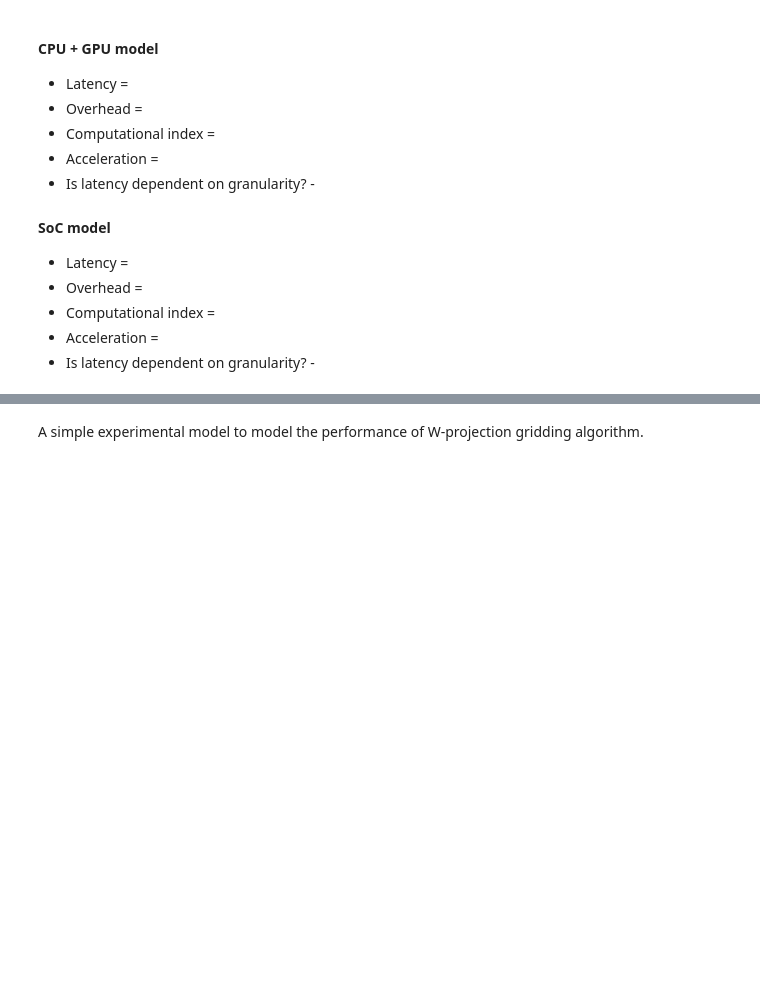
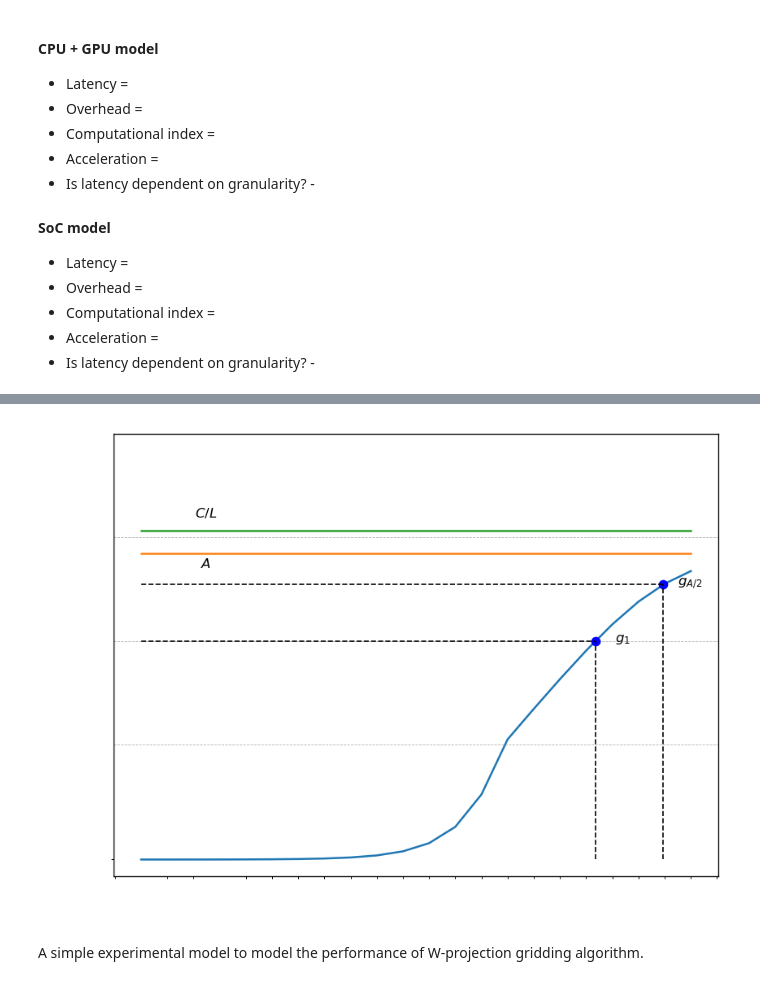
Before and after one commit to iamharshal/RISKA, a Jupyter notebook: logca/LogCA.ipynb, the cells around one changed output, grey strips where cells are left out. Drawn from its saved outputs; the diff is of its cells as text; code cells hidden in the pictures; blank space fills up the shorter version.

```diff
--- a/logca/LogCA.ipynb
+++ b/logca/LogCA.ipynb
@@ -162,19 +167,0 @@ Generate granularity vs speedup plots for different experiments.
-# %%
-# To view in jupyter dark mode
-dark_mode = True
-
-grans = np.logspace(4, 30, 27, endpoint=True, base=2)
-
-fig = plt.figure()
-ax = fig.add_subplot(111)
-
-ax.xaxis.label.set_color('white')
-ax.yaxis.label.set_color('white')
-ax.tick_params(axis='x', colors='white')
-ax.tick_params(axis='y', colors='white')
-
-plt.xlabel('Granularities')
-plt.ylabel('Speedup')
-plt.xscale('log', base=2)
-plt.plot(grans, speedup(params_apu_aes, grans))
-plt.show()
@@ -183,3 +168,84 @@ plt.show()
+# %%
+def plot_granularity_to_speedup(params):
+    # To view in jupyter dark mode
+    dark_mode = True
+
+    # Model constants
+    acc = params.acceleration
+    c_by_l = params.computational_index/params.latency
+    beg = break_even_granularity(params)
+    hsg = half_speedup_granularity(params)
+
+    # Granularity values and tick formatting
+    grans = np.logspace(4, 25, 22, endpoint=True, base=2)
+    x_format = {16:'16', 128:'128', 1000:'1K', 8000:'8K', 64000:'64K', 512000:'512K', 4000000:'4M', 32000000:'32M'}
+    x_format_keys = list(x_format.keys())
+
+    # Function to draw projections from single point to axis
+    def draw_projections(plt, xmin, ymin, xmax, ymax):
+        plt.plot([xmin, xmax], [ymax, ymax], color = 'black', linestyle = '--', linewidth = 1)
+        plt.plot([xmax, xmax], [ymin, ymax], color = 'black', linestyle = '--', linewidth = 1)
+
+    # Figure properties
+    fig = plt.figure(figsize=(8,6), dpi=120)
+    ax = fig.add_subplot(111)
+
+    # Granularity - speedup plot
+    plt.plot(grans, speedup(params, grans))
+
+    # Acceleration line
+    plt.plot([grans[0], grans[len(grans) - 1]], [acc, acc])
+    plt.annotate('$A$', (128, acc), textcoords="offset points", xytext=(-10,-10), ha='center')
+
+    # C/L line
+    plt.plot([grans[0], grans[len(grans) - 1]], [c_by_l, c_by_l])
+    plt.annotate('$C/L$', (128, c_by_l), textcoords="offset points", xytext=(-10,10), ha='center')
+
+    # Break-even granularity
+    plt.plot(beg, 1, 'bo')
+    plt.annotate('$g_1$', (beg, 1), textcoords="offset points", xytext=(20,0), ha='center')
+    draw_projections(plt, grans[0], 0, beg, 1)
+
+    # Half-speedup granularity
+    plt.plot(hsg, acc/2, 'bo')
+    plt.annotate('$g_{A/2}$', (hsg, acc/2), textcoords="offset points", xytext=(20,0), ha='center')
+    draw_projections(plt, grans[0], 0, hsg, acc/2)
+
+    # Axis labels, scales and grid
+    plt.xlabel('Granularities')
+    plt.ylabel('Speedup')
+    plt.xscale('symlog', base=2)
+    plt.yscale('symlog', linthresh=0.1)
+    plt.grid(axis='y', linestyle = '--', linewidth = 0.5)
+
+    if(dark_mode):
+        ax.xaxis.label.set_color('white')
+        ax.yaxis.label.set_color('white')
+        ax.tick_params(axis='x', colors='white')
+        ax.tick_params(axis='y', colors='white')
+
+    # y-axis tick formatting
+    ax.set_yticks([0.1, 1, 10, 100])
+    ax.get_yaxis().set_major_formatter(matplotlib.ticker.ScalarFormatter())
+
+    # x-axis tick formatting
+    ax.set_xticks(x_format_keys)
+    def x_format_func(value, tick_number):
+        return x_format[value]
+    ax.xaxis.set_major_formatter(plt.FuncFormatter(x_format_func))
+
+    plt.show()
+
+params_apu_aes = Parameters(latency=latency_apu,
+                            overhead=overhead_apu,
+                            computational_index=174,
+                            acceleration=acceleration_apu,
+                            complexity_power_factor=1,
+                            is_latency_granularity_depend=False)
+
+plot_granularity_to_speedup(params_apu_aes)
+# %% [output]
+[figure, added]
 # %% [markdown]
 A simple experimental model to model the performance of W-projection gridding algorithm.
 # %%
```
Also changed, not shown: parts of 3 cells of this notebook.
